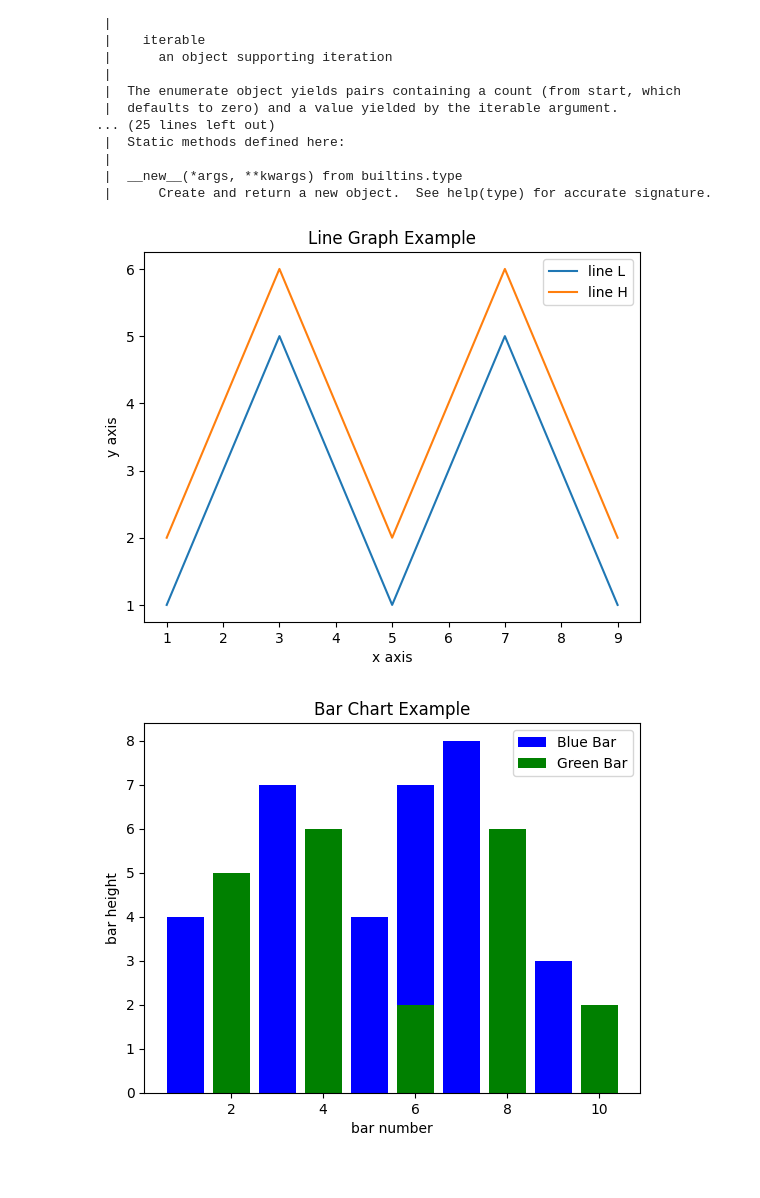
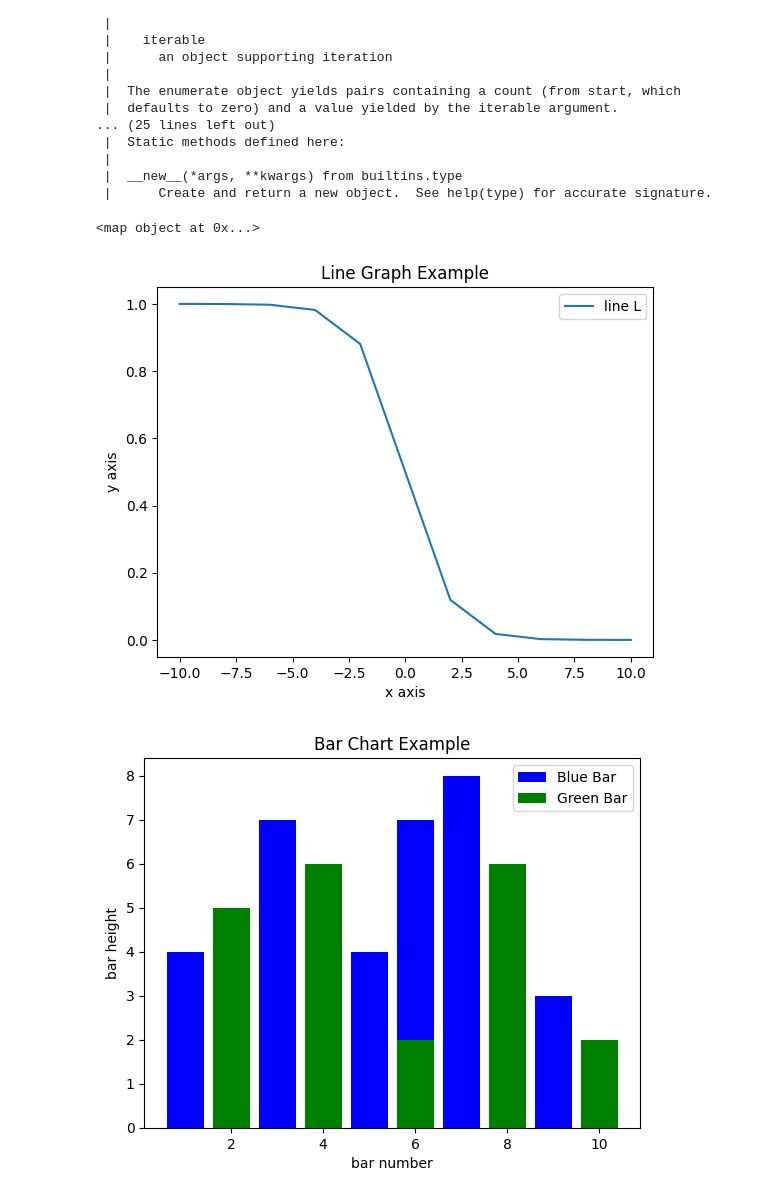
Before and after one commit to kikis202/MachineLearningLU, a Jupyter notebook: notebooks/test_notebook.ipynb, the cells around one changed output. Drawn from its saved outputs; the diff is of its cells as text; code cells hidden in the pictures.

```diff
--- a/notebooks/test_notebook.ipynb
+++ b/notebooks/test_notebook.ipynb
@@ -47,21 +47,26 @@ class enumerate(object)
  |      Create and return a new object.  See help(type) for accurate signature.
 # %%
 import matplotlib.pyplot as plt
+import math
 
-x  = [1, 2, 3, 4, 5, 6, 7, 8, 9]
+
+x  = list(range(-10,11,2))
 y1 = [1, 3, 5, 3, 1, 3, 5, 3, 1]
 y2 = [2, 4, 6, 4, 2, 4, 6, 4, 2]
-plt.plot(x, y1, label="line L")
-plt.plot(x, y2, label="line H")
+y3 = map(lambda i: 1 / (1 + math.e ** i), x)
+print(y3)
+plt.plot(x, list(y3), label="line L")
+# plt.plot(x, y2, label="line H")
 # plt.plot()
 
 plt.xlabel("x axis")
 plt.ylabel("y axis")
 plt.title("Line Graph Example")
 plt.legend()
 plt.show()
 # %% [output]
+<map object at 0x...>
-[figure, old version]
+[figure, new version]
 # %%
 import matplotlib.pyplot as plt
 
```
Also changed, not shown: 2 other files.
